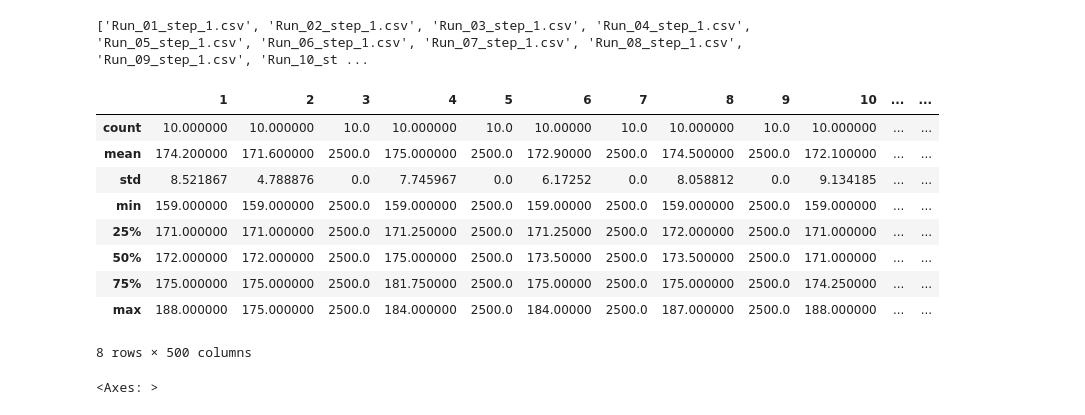
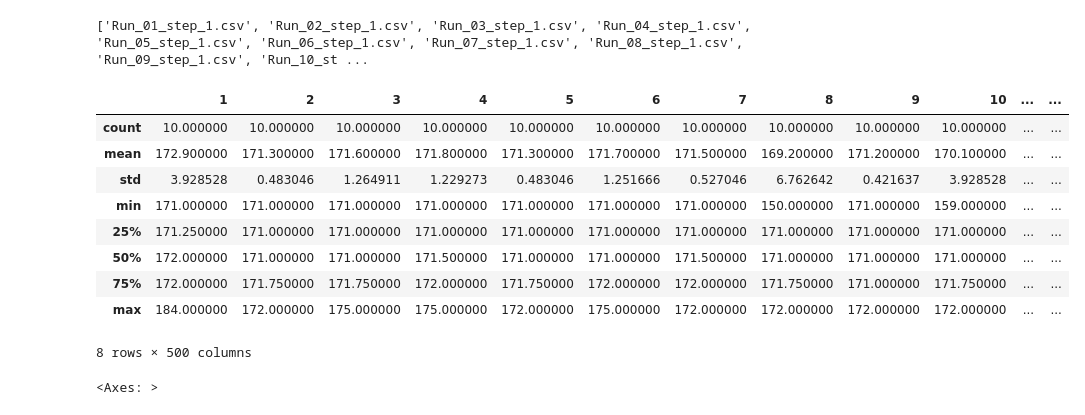
Before and after one commit to ricgoe/PyESP, a Jupyter notebook: study.ipynb, the cells around one changed output. Saved outputs shown, nothing was run; the diff lists cells and outputs as text; code cells hidden in the pictures.

```diff
--- a/study.ipynb
+++ b/study.ipynb
@@ -20,17 +21,17 @@ for df in dfs_runs:
 # %% [output]
 ['Run_01_step_1.csv', 'Run_02_step_1.csv', 'Run_03_step_1.csv', 'Run_04_step_1.csv', 'Run_05_step_1.csv', 'Run_06_step_1.csv', 'Run_07_step_1.csv', 'Run_08_step_1.csv', 'Run_09_step_1.csv', 'Run_10_st ...
 # %%
-dfs_runs[1].describe()
+dfs_runs[4].describe()
 # %% [output]
 |  | 1 | 2 | 3 | 4 | 5 | 6 | 7 | 8 | 9 | 10 | ... | ... |
-| count | 10.000000 | 10.000000 | 10.0 | 10.000000 | 10.0 | 10.00000 | 10.0 | 10.000000 | 10.0 | 10.000000 | ... | ... |
-| mean | 174.200000 | 171.600000 | 2500.0 | 175.000000 | 2500.0 | 172.90000 | 2500.0 | 174.500000 | 2500.0 | 172.100000 | ... | ... |
-| std | 8.521867 | 4.788876 | 0.0 | 7.745967 | 0.0 | 6.17252 | 0.0 | 8.058812 | 0.0 | 9.134185 | ... | ... |
-| min | 159.000000 | 159.000000 | 2500.0 | 159.000000 | 2500.0 | 159.00000 | 2500.0 | 159.000000 | 2500.0 | 159.000000 | ... | ... |
-| 25% | 171.000000 | 171.000000 | 2500.0 | 171.250000 | 2500.0 | 171.25000 | 2500.0 | 172.000000 | 2500.0 | 171.000000 | ... | ... |
-| 50% | 172.000000 | 172.000000 | 2500.0 | 175.000000 | 2500.0 | 173.50000 | 2500.0 | 173.500000 | 2500.0 | 171.000000 | ... | ... |
-| 75% | 175.000000 | 175.000000 | 2500.0 | 181.750000 | 2500.0 | 175.00000 | 2500.0 | 175.000000 | 2500.0 | 174.250000 | ... | ... |
-| max | 188.000000 | 175.000000 | 2500.0 | 184.000000 | 2500.0 | 184.00000 | 2500.0 | 187.000000 | 2500.0 | 188.000000 | ... | ... |
+| count | 10.000000 | 10.000000 | 10.000000 | 10.000000 | 10.000000 | 10.000000 | 10.000000 | 10.000000 | 10.000000 | 10.000000 | ... | ... |
+| mean | 172.900000 | 171.300000 | 171.600000 | 171.800000 | 171.300000 | 171.700000 | 171.500000 | 169.200000 | 171.200000 | 170.100000 | ... | ... |
+| std | 3.928528 | 0.483046 | 1.264911 | 1.229273 | 0.483046 | 1.251666 | 0.527046 | 6.762642 | 0.421637 | 3.928528 | ... | ... |
+| min | 171.000000 | 171.000000 | 171.000000 | 171.000000 | 171.000000 | 171.000000 | 171.000000 | 150.000000 | 171.000000 | 159.000000 | ... | ... |
+| 25% | 171.250000 | 171.000000 | 171.000000 | 171.000000 | 171.000000 | 171.000000 | 171.000000 | 171.000000 | 171.000000 | 171.000000 | ... | ... |
+| 50% | 172.000000 | 171.000000 | 171.000000 | 171.500000 | 171.000000 | 171.000000 | 171.500000 | 171.000000 | 171.000000 | 171.000000 | ... | ... |
+| 75% | 172.000000 | 171.750000 | 171.750000 | 172.000000 | 171.750000 | 172.000000 | 172.000000 | 171.750000 | 171.000000 | 171.750000 | ... | ... |
+| max | 184.000000 | 172.000000 | 175.000000 | 175.000000 | 172.000000 | 175.000000 | 172.000000 | 172.000000 | 172.000000 | 172.000000 | ... | ... |
 8 rows × 500 columns
 # %%
 dfs_runs[1].iloc[0,:40].plot()
```
Also changed, not shown: parts of 3 cells of this notebook.
